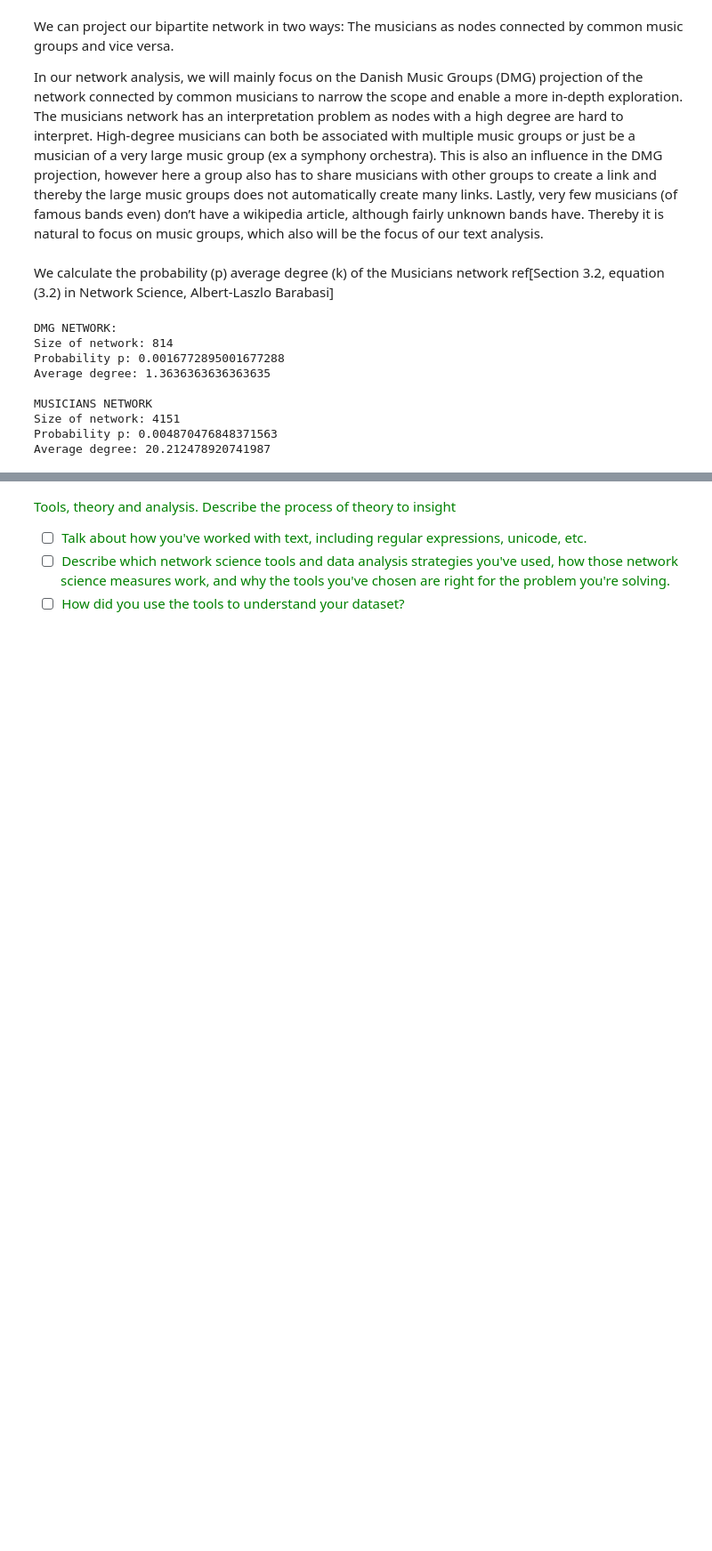
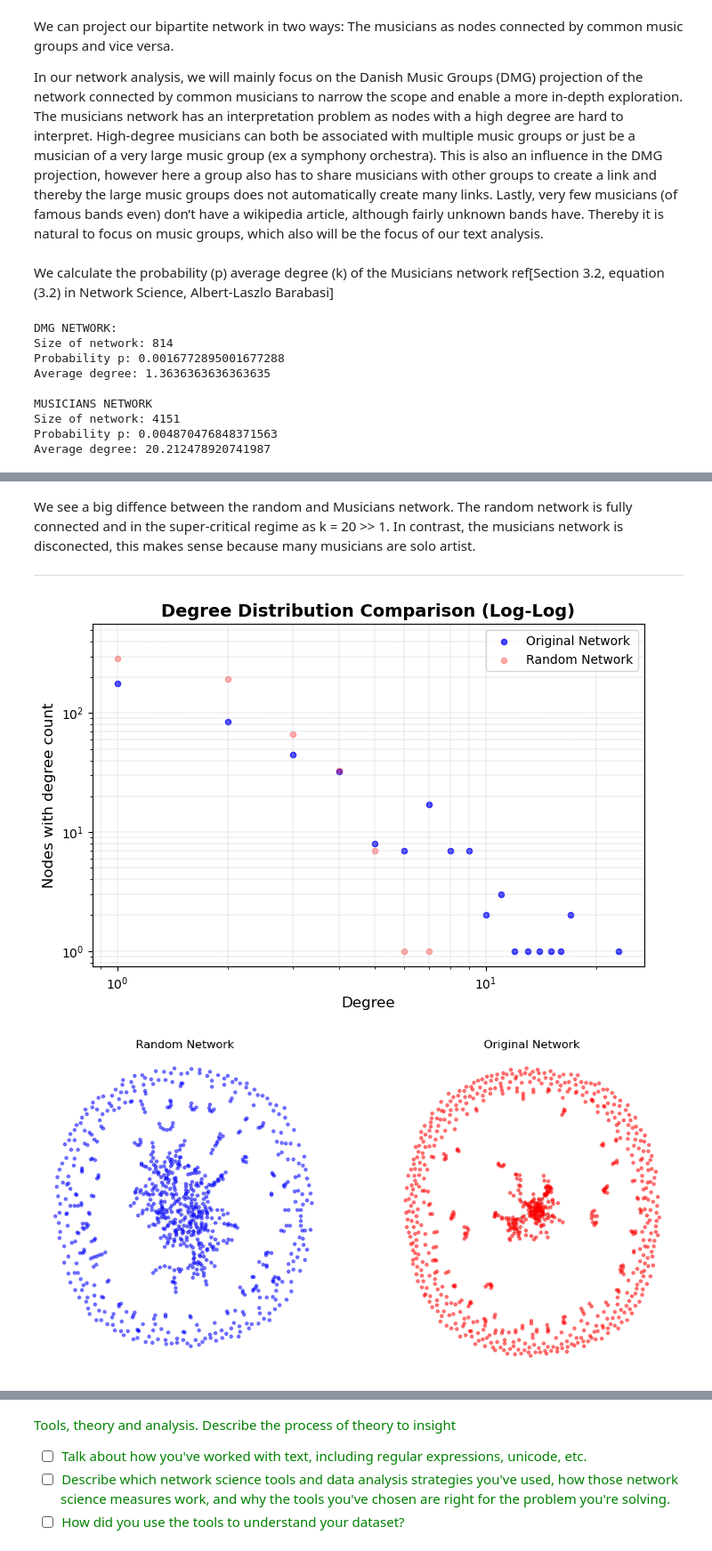
Before and after one commit to Aaresh1705/CSS_project_final, a Jupyter notebook: final_notebook.ipynb, the cells around one changed output, grey strips where cells are left out. Shown at 89% size. Saved outputs shown, nothing was run; the diff lists cells and outputs as text; code cells hidden in the pictures; blank space fills up the shorter version.

```diff
--- a/final_notebook.ipynb
+++ b/final_notebook.ipynb
@@ -115,0 +144,11 @@ Average degree: 20.212478920741987
+# %% [markdown]
+We see a big diffence between the random and Musicians network. The random network is fully connected and in the super-critical regime as k = 20 >> 1. In contrast, the musicians network is disconected, this makes sense because many musicians are solo artist.
+
+___
+# %%
+#plots for the DMG network:
+scatter_dist(G, F)
+plot_2graphs(G, F)
+# %% [output]
+[figure, added]
+[figure, added]
```
Also changed, not shown: parts of 26 cells of this notebook, 2 other files.
